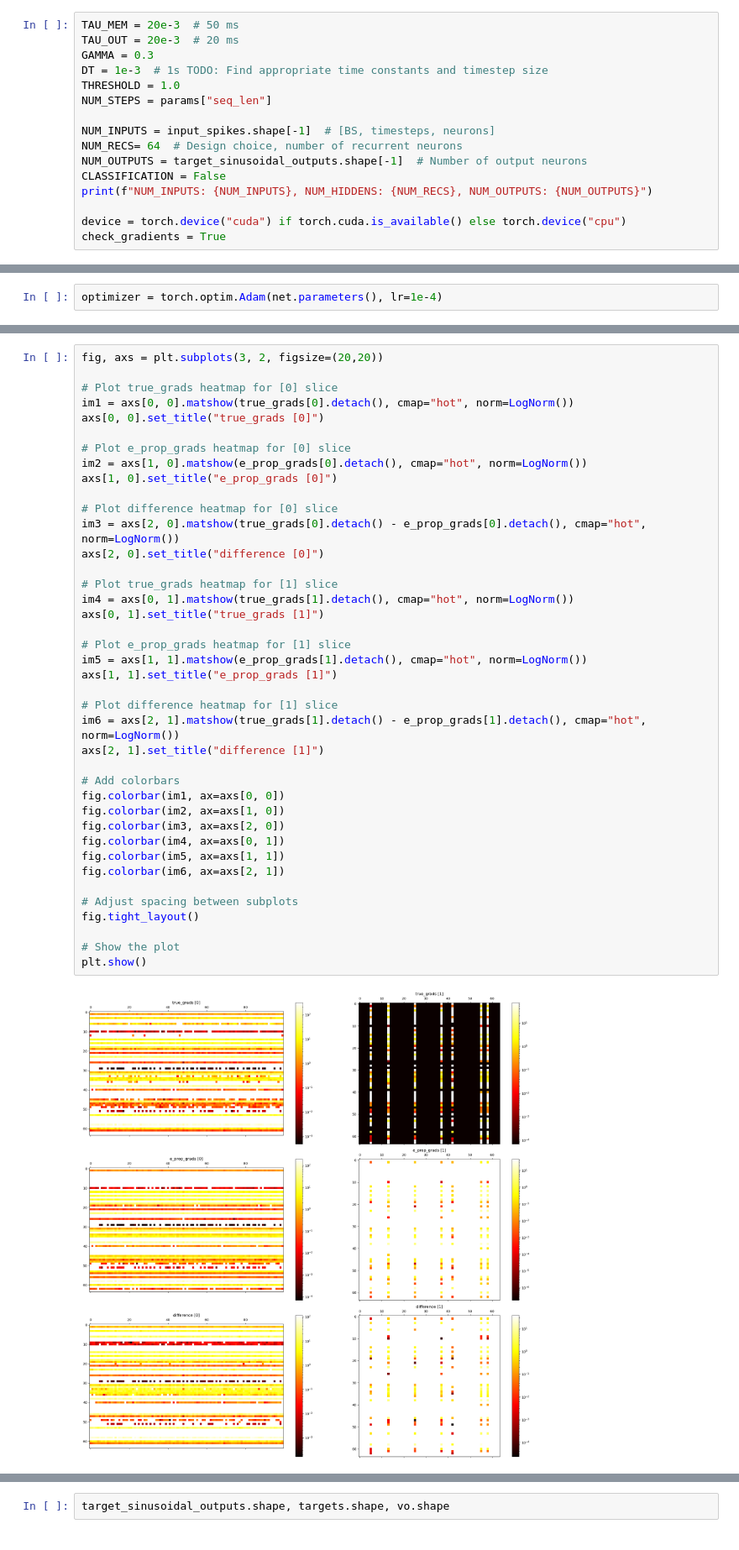
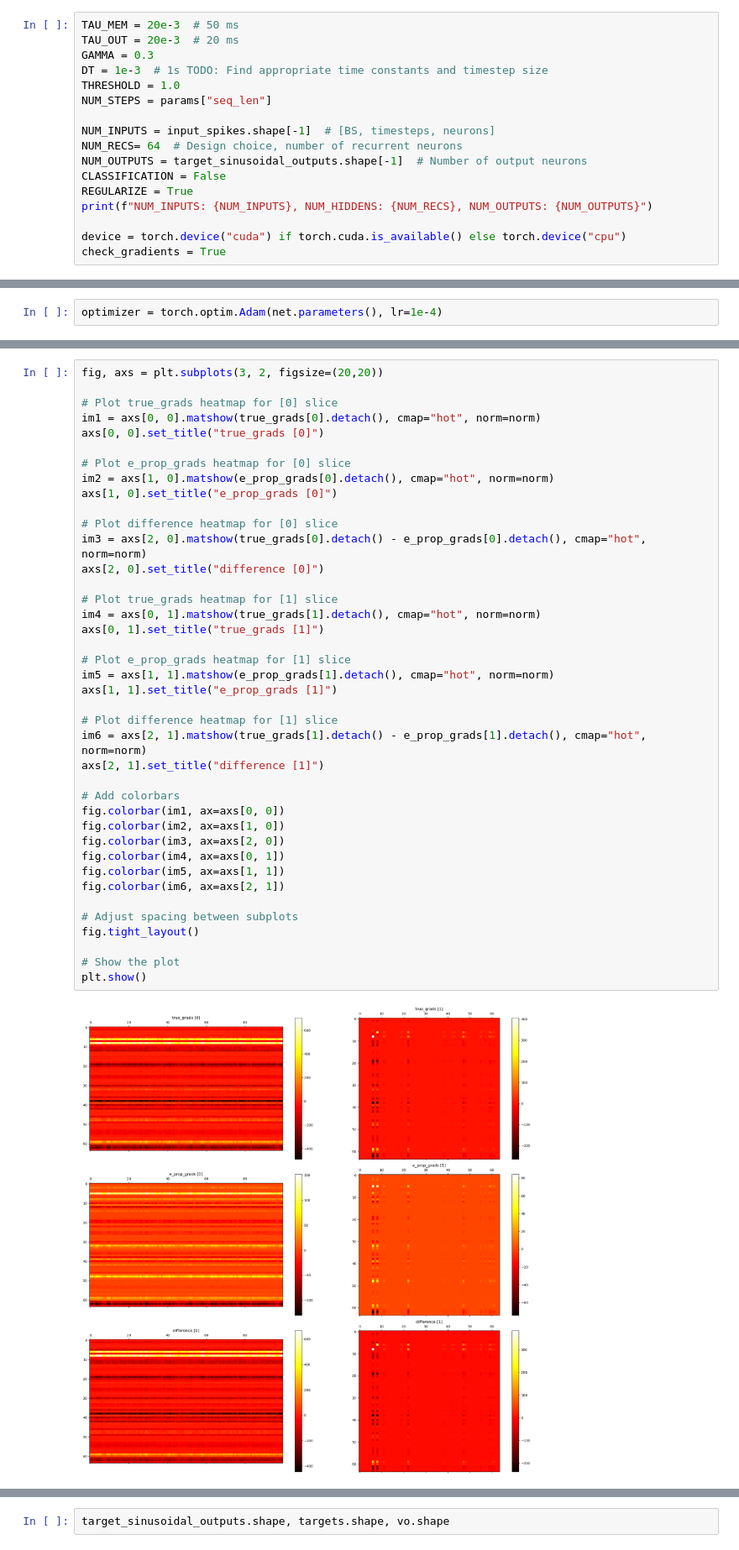
Before and after one commit to jl3720/hw-aware-eprop, a Jupyter notebook: notebooks/sinusoids_eprop.ipynb, the cells around one changed output, grey strips where cells are left out. Shown at 84% size. Cells and saved outputs as stored; diff of their text form.

```diff
--- a/notebooks/sinusoids_eprop.ipynb
+++ b/notebooks/sinusoids_eprop.ipynb
@@ -154,6 +154,7 @@ NUM_INPUTS = input_spikes.shape[-1]  # [BS, timesteps, neurons]
 NUM_RECS= 64  # Design choice, number of recurrent neurons
 NUM_OUTPUTS = target_sinusoidal_outputs.shape[-1]  # Number of output neurons
 CLASSIFICATION = False
+REGULARIZE = True
 print(f"NUM_INPUTS: {NUM_INPUTS}, NUM_HIDDENS: {NUM_RECS}, NUM_OUTPUTS: {NUM_OUTPUTS}")
 
 device = torch.device("cuda") if torch.cuda.is_available() else torch.device("cpu")
@@ -638,44 +698,44 @@ plt.show()
 fig, axs = plt.subplots(3, 2, figsize=(20,20))
 
 # Plot true_grads heatmap for [0] slice
-im1 = axs[0, 0].matshow(true_grads[0].detach(), cmap="hot", norm=LogNorm())
+im1 = axs[0, 0].matshow(true_grads[0].detach(), cmap="hot", norm=norm)
 axs[0, 0].set_title("true_grads [0]")
 
 # Plot e_prop_grads heatmap for [0] slice
-im2 = axs[1, 0].matshow(e_prop_grads[0].detach(), cmap="hot", norm=LogNorm())
+im2 = axs[1, 0].matshow(e_prop_grads[0].detach(), cmap="hot", norm=norm)
 axs[1, 0].set_title("e_prop_grads [0]")
 
 # Plot difference heatmap for [0] slice
-im3 = axs[2, 0].matshow(true_grads[0].detach() - e_prop_grads[0].detach(), cmap="hot", norm=LogNorm())
+im3 = axs[2, 0].matshow(true_grads[0].detach() - e_prop_grads[0].detach(), cmap="hot", norm=norm)
 axs[2, 0].set_title("difference [0]")
 
 # Plot true_grads heatmap for [1] slice
-im4 = axs[0, 1].matshow(true_grads[1].detach(), cmap="hot", norm=LogNorm())
+im4 = axs[0, 1].matshow(true_grads[1].detach(), cmap="hot", norm=norm)
 axs[0, 1].set_title("true_grads [1]")
 
 # Plot e_prop_grads heatmap for [1] slice
-im5 = axs[1, 1].matshow(e_prop_grads[1].detach(), cmap="hot", norm=LogNorm())
+im5 = axs[1, 1].matshow(e_prop_grads[1].detach(), cmap="hot", norm=norm)
 axs[1, 1].set_title("e_prop_grads [1]")
 
 # Plot difference heatmap for [1] slice
-im6 = axs[2, 1].matshow(true_grads[1].detach() - e_prop_grads[1].detach(), cmap="hot", norm=LogNorm())
+im6 = axs[2, 1].matshow(true_grads[1].detach() - e_prop_grads[1].detach(), cmap="hot", norm=norm)
 axs[2, 1].set_title("difference [1]")
 
 # Add colorbars
 fig.colorbar(im1, ax=axs[0, 0])
 fig.colorbar(im2, ax=axs[1, 0])
 fig.colorbar(im3, ax=axs[2, 0])
 fig.colorbar(im4, ax=axs[0, 1])
 fig.colorbar(im5, ax=axs[1, 1])
 fig.colorbar(im6, ax=axs[2, 1])
 
 # Adjust spacing between subplots
 fig.tight_layout()
 
 # Show the plot
 plt.show()
 # %% [output]
-[figure, old version]
+[figure, new version]
 # %%
 with torch.no_grad():
     preds, vo = net(data)
```
Also changed, not shown: parts of 24 cells of this notebook.
